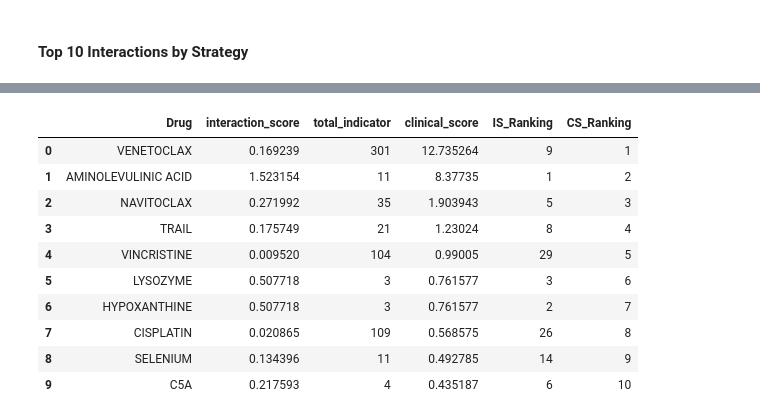
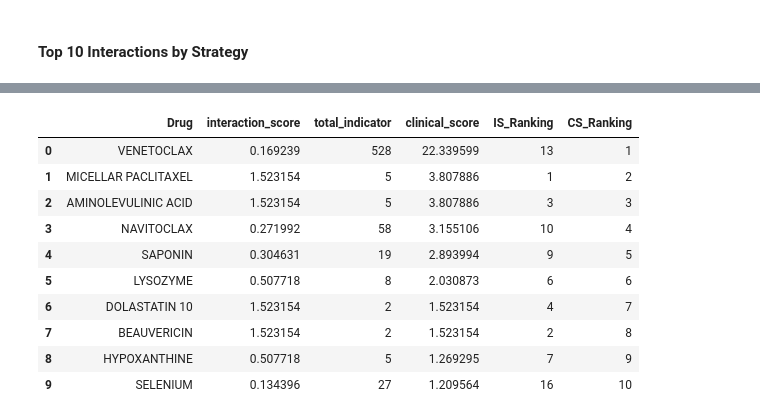
Before and after one commit to mcannon068nw/clinical-score-2, a Jupyter notebook: research/example-3.ipynb, the cells around one changed output, grey strips where cells are left out. Drawn from its saved outputs; the diff is of its cells as text; code cells hidden in the pictures.

```diff
--- a/research/example-3.ipynb
+++ b/research/example-3.ipynb
@@ -431,38 +531,49 @@ def adjust_one(value):
 # %%
-# TODO: Create results tables by search strategy, graph, also mask CHEMOTHERAPY_AGENTS
+# Subset by Method
+summary = (trimmed_data.groupby(["gene", "drug", "method"], as_index=False).agg(total_indicator=("total_indicator", "first")))
 
+method = 'raw'
+summary = summary[summary['method']==method].reset_index(drop=True)
+
+merged_df = pd.merge(
+    summary,
+    dgidb_df,
+    left_on='drug',
+    right_on='Drug',
+    how='left'
+)
 
 # Calculate Clinical Score
 for idx, row in merged_df.iterrows():
     try:
         merged_df.at[idx,'clinical_score'] = float(row['total_indicator']) * float(row['drug_specificity']) * float(row['gene_specificity'])
     except:
         merged_df.at[idx,'clinical_score'] = None
 
 merged_df #total_indicator
 
 # Rankings
 tdf = merged_df.sort_values(by='interaction_score',ascending=False).reset_index(drop=True)
 tdf = tdf.drop_duplicates(subset=['Gene', 'Drug']).reset_index(drop=True)
 tdf['IS_Ranking'] = tdf.index
 tdf['IS_Ranking'] = tdf['IS_Ranking'].apply(adjust_one)
 
 tdf = tdf.sort_values(by='clinical_score',ascending=False).reset_index(drop=True)
 tdf['CS_Ranking'] = tdf.index
 tdf['CS_Ranking'] = tdf['CS_Ranking'].apply(adjust_one)
 
 top10_1 = set(tdf.sort_values('CS_Ranking').head(10)['Drug'])
 
 tdf[['Drug','interaction_score','total_indicator','clinical_score','IS_Ranking','CS_Ranking']][0:10]
 # %% [output]
 |  | Drug | interaction_score | total_indicator | clinical_score | IS_Ranking | CS_Ranking |
-| 0 | VENETOCLAX | 0.169239 | 301 | 12.735264 | 9 | 1 |
-| 1 | AMINOLEVULINIC ACID | 1.523154 | 11 | 8.37735 | 1 | 2 |
-| 2 | NAVITOCLAX | 0.271992 | 35 | 1.903943 | 5 | 3 |
-| 3 | TRAIL | 0.175749 | 21 | 1.23024 | 8 | 4 |
-| 4 | VINCRISTINE | 0.009520 | 104 | 0.99005 | 29 | 5 |
-| 5 | LYSOZYME | 0.507718 | 3 | 0.761577 | 3 | 6 |
-| 6 | HYPOXANTHINE | 0.507718 | 3 | 0.761577 | 2 | 7 |
-| 7 | CISPLATIN | 0.020865 | 109 | 0.568575 | 26 | 8 |
-| 8 | SELENIUM | 0.134396 | 11 | 0.492785 | 14 | 9 |
-| 9 | C5A | 0.217593 | 4 | 0.435187 | 6 | 10 |
+| 0 | VENETOCLAX | 0.169239 | 528 | 22.339599 | 13 | 1 |
+| 1 | MICELLAR PACLITAXEL | 1.523154 | 5 | 3.807886 | 1 | 2 |
+| 2 | AMINOLEVULINIC ACID | 1.523154 | 5 | 3.807886 | 3 | 3 |
+| 3 | NAVITOCLAX | 0.271992 | 58 | 3.155106 | 10 | 4 |
+| 4 | SAPONIN | 0.304631 | 19 | 2.893994 | 9 | 5 |
+| 5 | LYSOZYME | 0.507718 | 8 | 2.030873 | 6 | 6 |
+| 6 | DOLASTATIN 10 | 1.523154 | 2 | 1.523154 | 4 | 7 |
+| 7 | BEAUVERICIN | 1.523154 | 2 | 1.523154 | 2 | 8 |
+| 8 | HYPOXANTHINE | 0.507718 | 5 | 1.269295 | 7 | 9 |
+| 9 | SELENIUM | 0.134396 | 27 | 1.209564 | 16 | 10 |
```
Also changed, not shown: parts of 6 cells of this notebook.
